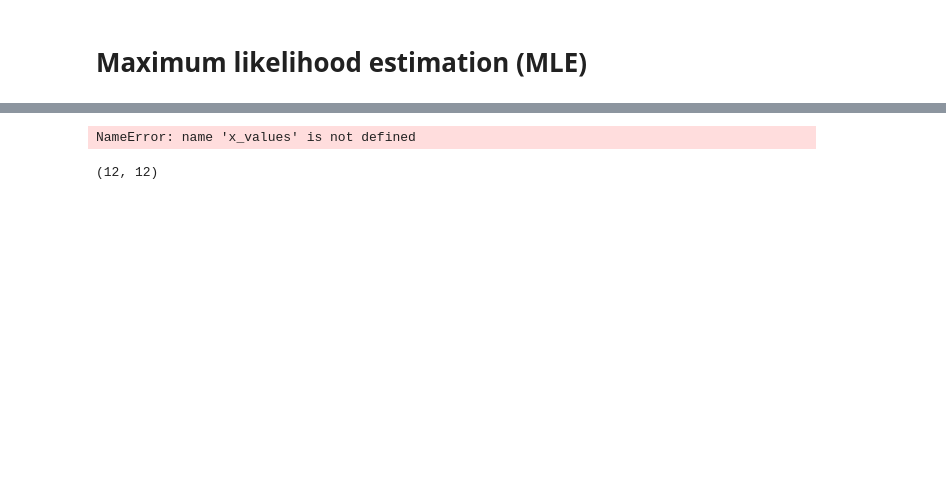
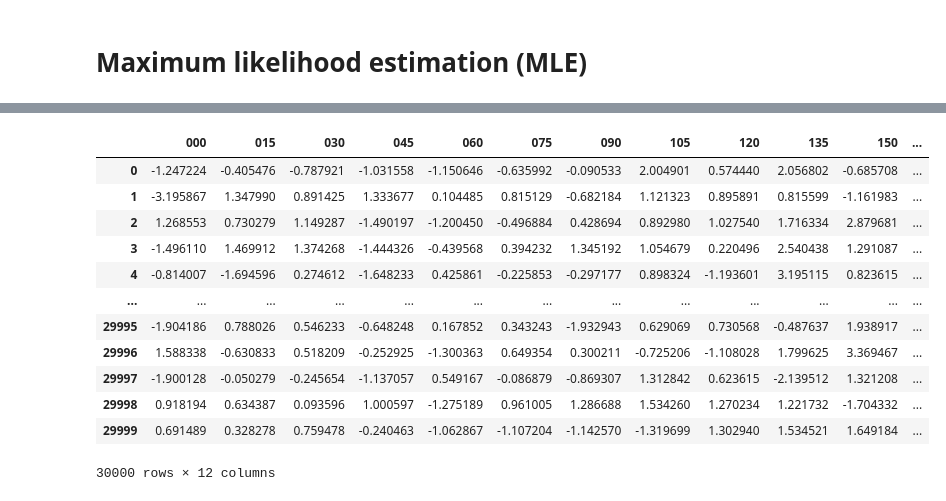
Before and after one commit to ThomasRavnborg/Homodyne-Tomography, a Jupyter notebook: code/MLE.ipynb, the cells around one changed output, grey strips where cells are left out. Saved outputs shown, nothing was run; the diff lists cells and outputs as text; code cells hidden in the pictures; blank space fills up the shorter version.

```diff
--- a/code/MLE.ipynb
+++ b/code/MLE.ipynb
@@ -64,9 +2,0 @@ def iMLE(thetas, x_values, N, max_iters=100):
-# %%
-x_values
-# %% [output]
-NameError: name 'x_values' is not defined
-# %%
-test = Pi_mn(np.deg2rad(15), 0, 12)
-test.shape
-# %% [output]
-(12, 12)
@@ -72,0 +56,25 @@ test.shape
+# %%
+# Loading data
+parent = Path(os.path.dirname(os.getcwd()))
+date = "091027"
+state = "cat2"
+
+data_path = parent / "data" / "dataframes" / date
+data = pd.read_csv(data_path / (state + '.csv'))
+# Remove first column
+data = data.iloc[:, 1:]
+data
+# %% [output]
+|  | 000 | 015 | 030 | 045 | 060 | 075 | 090 | 105 | 120 | 135 | 150 | ... |
+| 0 | -1.247224 | -0.405476 | -0.787921 | -1.031558 | -1.150646 | -0.635992 | -0.090533 | 2.004901 | 0.574440 | 2.056802 | -0.685708 | ... |
+| 1 | -3.195867 | 1.347990 | 0.891425 | 1.333677 | 0.104485 | 0.815129 | -0.682184 | 1.121323 | 0.895891 | 0.815599 | -1.161983 | ... |
+| 2 | 1.268553 | 0.730279 | 1.149287 | -1.490197 | -1.200450 | -0.496884 | 0.428694 | 0.892980 | 1.027540 | 1.716334 | 2.879681 | ... |
+| 3 | -1.496110 | 1.469912 | 1.374268 | -1.444326 | -0.439568 | 0.394232 | 1.345192 | 1.054679 | 0.220496 | 2.540438 | 1.291087 | ... |
+| 4 | -0.814007 | -1.694596 | 0.274612 | -1.648233 | 0.425861 | -0.225853 | -0.297177 | 0.898324 | -1.193601 | 3.195115 | 0.823615 | ... |
+| ... | ... | ... | ... | ... | ... | ... | ... | ... | ... | ... | ... | ... |
+| 29995 | -1.904186 | 0.788026 | 0.546233 | -0.648248 | 0.167852 | 0.343243 | -1.932943 | 0.629069 | 0.730568 | -0.487637 | 1.938917 | ... |
+| 29996 | 1.588338 | -0.630833 | 0.518209 | -0.252925 | -1.300363 | 0.649354 | 0.300211 | -0.725206 | -1.108028 | 1.799625 | 3.369467 | ... |
+| 29997 | -1.900128 | -0.050279 | -0.245654 | -1.137057 | 0.549167 | -0.086879 | -0.869307 | 1.312842 | 0.623615 | -2.139512 | 1.321208 | ... |
+| 29998 | 0.918194 | 0.634387 | 0.093596 | 1.000597 | -1.275189 | 0.961005 | 1.286688 | 1.534260 | 1.270234 | 1.221732 | -1.704332 | ... |
+| 29999 | 0.691489 | 0.328278 | 0.759478 | -0.240463 | -1.062867 | -1.107204 | -1.142570 | -1.319699 | 1.302940 | 1.534521 | 1.649184 | ... |
+30000 rows × 12 columns
```
Also changed, not shown: parts of 15 cells of this notebook.
